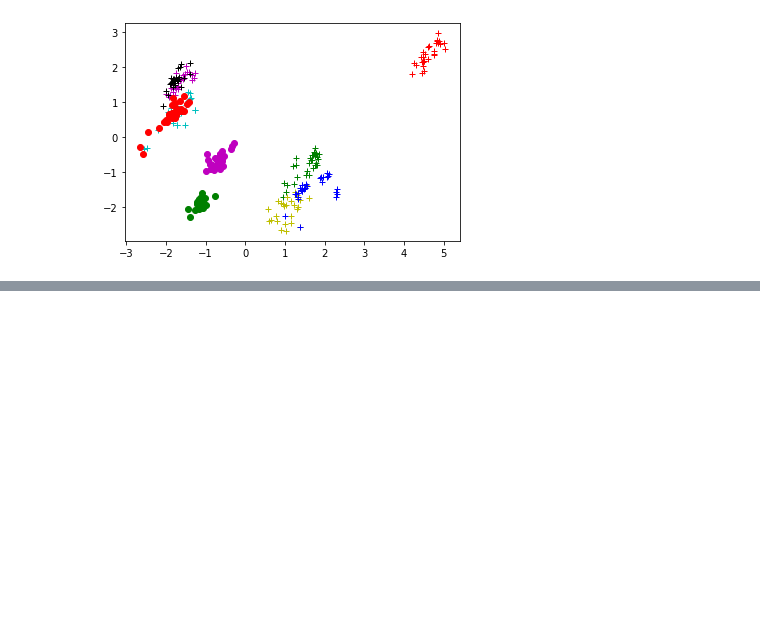
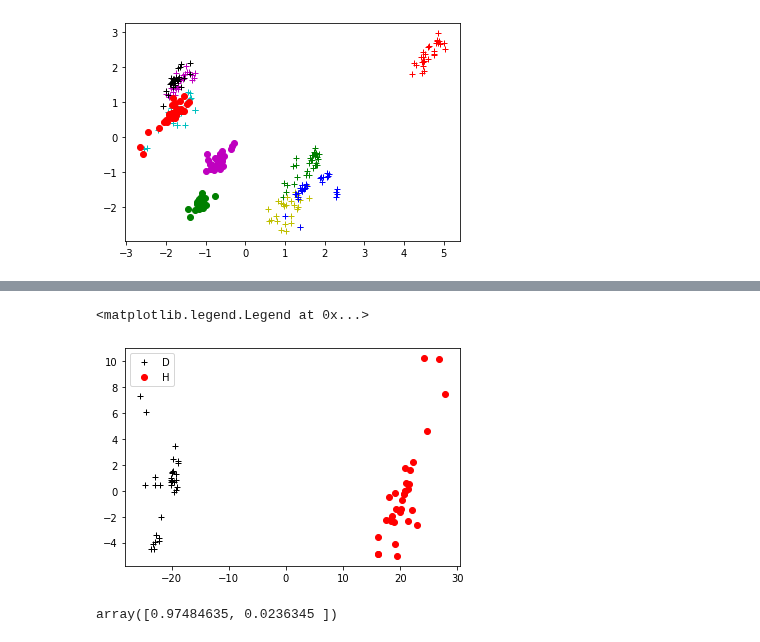
Before and after one commit to sitthatkaja/multivariate, a Jupyter notebook: EXAM01.ipynb, the cells around one changed output, grey strips where cells are left out. Drawn from its saved outputs; the diff is of its cells as text; code cells hidden in the pictures; blank space fills up the shorter version.

```diff
--- a/EXAM01.ipynb
+++ b/EXAM01.ipynb
@@ -347,0 +509,14 @@ plt.plot(n_pca[268:300,0],n_pca[268:300,1],'om')
+# %%
+D_pca = pca.transform(exam_test[exam_test['brand']==9].iloc[:,1:].to_numpy())
+H_pca = pca.transform(exam_test[exam_test['brand']==5].iloc[:,1:].to_numpy())
+# %%
+plt.plot(D_pca[:,0],D_pca[:,1],'+k',label='D')
+plt.plot(H_pca[:,0],H_pca[:,1],'or',label='H')
+plt.legend()
+# %% [output]
+<matplotlib.legend.Legend at 0x...>
+[figure, added]
+# %%
+pca.explained_variance_ratio_
+# %% [output]
+array([0.97484635, 0.0236345 ])
```
Also changed, not shown: parts of 24 cells of this notebook.
